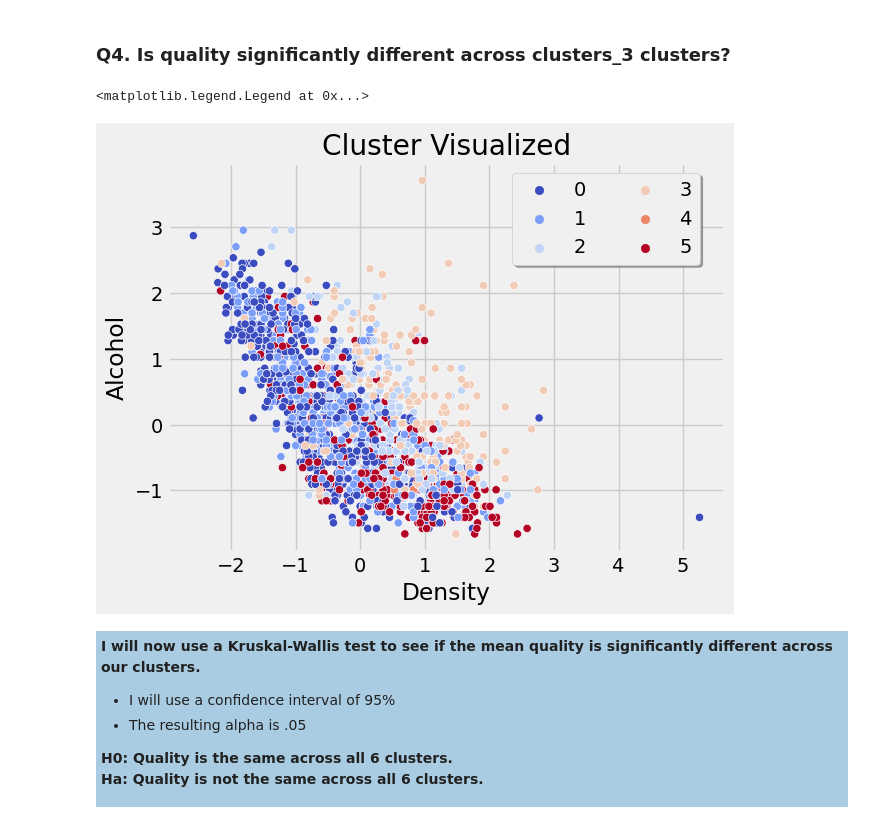
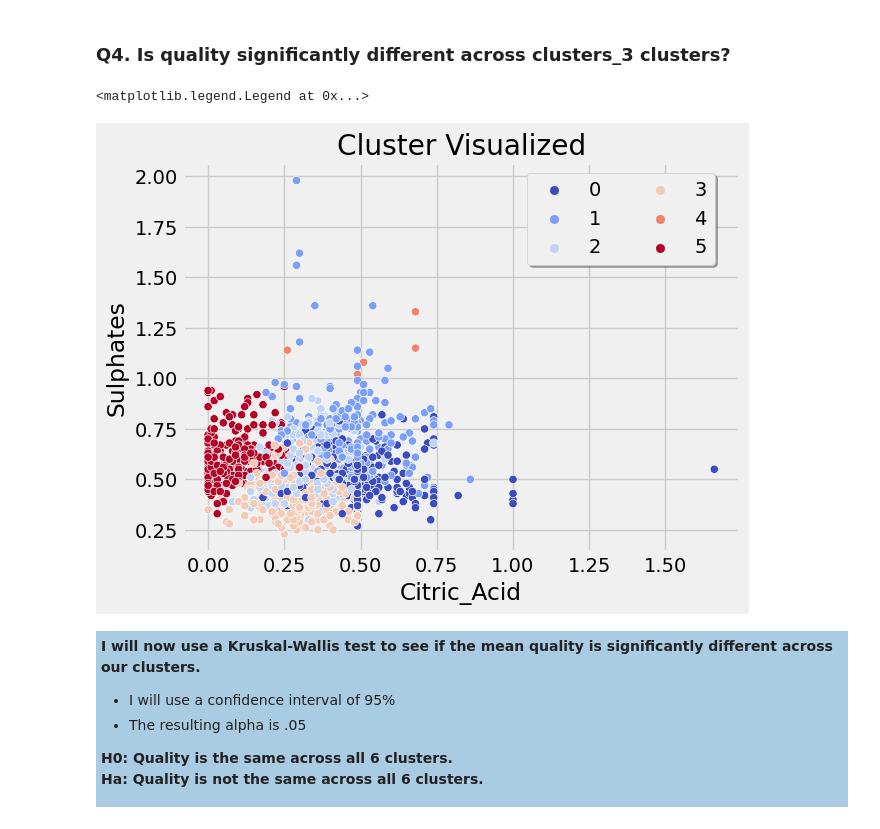
Before and after one commit to jeremiah-toribio/wine-clusters, a Jupyter notebook: Wine_Notebook.ipynb, the cells around one changed output. Drawn from its saved outputs; the diff is of its cells as text; code cells hidden in the pictures.

```diff
--- a/Wine_Notebook.ipynb
+++ b/Wine_Notebook.ipynb
@@ -299,6 +299,10 @@ train_scaled['clusters_1'] = clusters_1_train
 train_scaled['clusters_2'] = clusters_2_train
 train_scaled['clusters_3'] = clusters_3_train
 
+train['clusters_1'] = clusters_1_train
+train['clusters_2'] = clusters_2_train
+train['clusters_3'] = clusters_3_train
+
 validate_scaled['clusters_1'] = clusters_1_val
 validate_scaled['clusters_2'] = clusters_2_val
 validate_scaled['clusters_3'] = clusters_3_val
@@ -307,15 +311,15 @@ test_scaled['clusters_3'] = clusters_3_test
 # %% [markdown]
 ### Q4. Is quality significantly different across clusters_3 clusters?
 # %%
-ax1=sns.scatterplot(data=train_scaled.sample(2000), x ='density_scaled', y='alcohol_scaled',hue='clusters_3', palette='coolwarm')
-plt.xlabel('Density')
-plt.ylabel('Alcohol')
+ax1=sns.scatterplot(data=train.sample(2000), x ='citric_acid', y='sulphates',hue='clusters_3', palette='coolwarm')
+plt.xlabel('Citric_Acid')
+plt.ylabel('Sulphates')
 plt.title('Cluster Visualized')
 ax1.legend(loc='upper left', bbox_to_anchor=(0.60, 1.00),
           ncol=2, fancybox=True, shadow=True)
 # %% [output]
 <matplotlib.legend.Legend at 0x...>
-[figure, old version]
+[figure, new version]
 # %% [markdown]
 <div style="background-color: #A9CCE3; box-shadow: 0 0 0 1px black; padding: 5px;">
 
```
Also changed, not shown: parts of 12 cells of this notebook.
